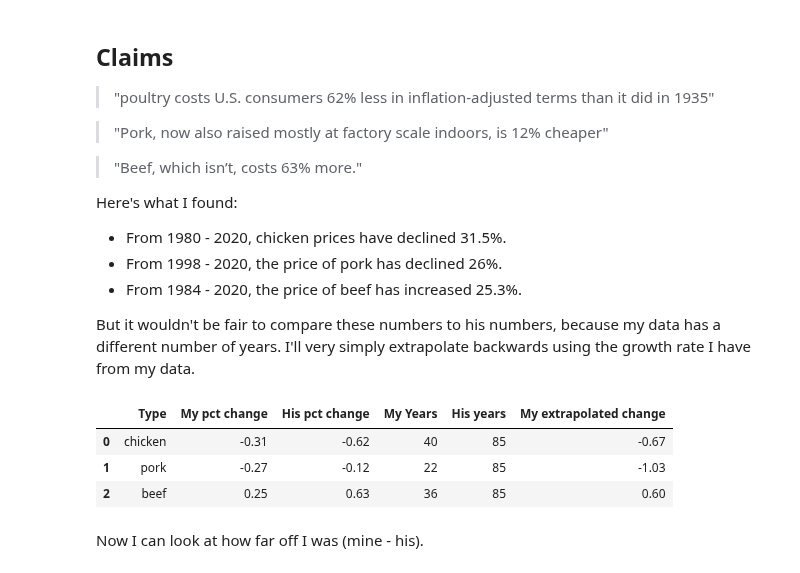
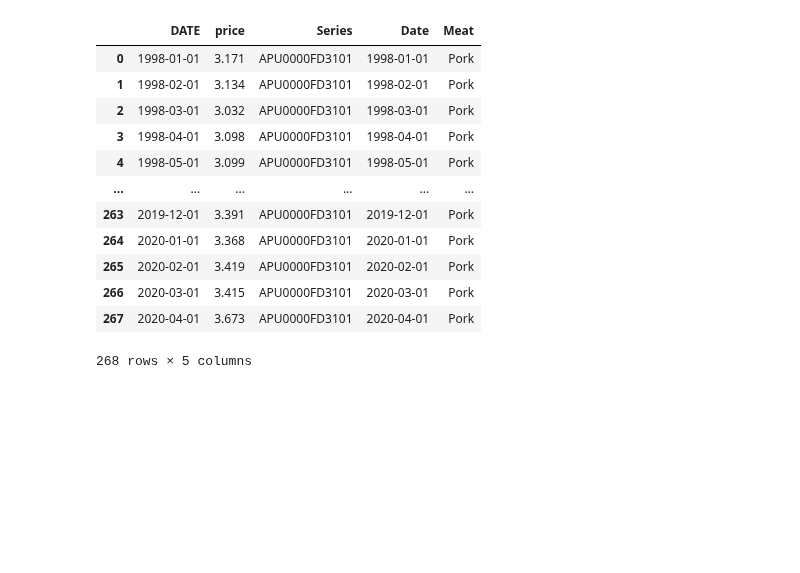
Before and after one commit to ayoskovich/chickens_trust, a Jupyter notebook: price_check.ipynb, the cells around one changed output. Cells and saved outputs as stored; diff of their text form; code cells hidden in the pictures; blank space fills up the shorter version.

```diff
--- a/price_check.ipynb
+++ b/price_check.ipynb
@@ -87,54 +49,16 @@ sns.lineplot(x='Date', y='Value', hue='Series ID', data=stacked);
-# %% [markdown]
-## Claims
-
-> "poultry costs U.S. consumers 62% less in inflation-adjusted terms than it did in 1935"
-
-> "Pork, now also raised mostly at factory scale indoors, is 12% cheaper"
-
-> "Beef, which isn’t, costs 63% more."
-
-Here's what I found:
-
-- From 1980 - 2020, chicken prices have declined 31.5%.
-- From 1998 - 2020, the price of pork has declined 26%.
-- From 1984 - 2020, the price of beef has increased 25.3%.
-
-But it wouldn't be fair to compare these numbers to his numbers, because my data has a different number of years. I'll very simply extrapolate backwards using the growth rate I have from my data.
-# %%
-TYPES = ['chicken', 'pork', 'beef']
-
-diff = pd.DataFrame({
-    'type':TYPES,
-
-    # My pct differences
-    'm_change':[get_diff(df, x, True) for x in TYPES],
-    # Fox's changes
-    'h_change' :[-.62, -.12, .63],
-
-    # Add my years
-    'm_year':[2020 - 1980, 2020 - 1998, 2020 - 1984],
-    # Fox's year range
-    'h_year': np.repeat(2020 - 1935, 3)
-})
-
-diff = (diff
-    # Extrapolation here
-    .assign(m_adjusted = lambda x: (x['m_change'] / x['m_year'])*x['h_year'])
-    .assign(error = lambda x: x['m_adjusted'] - x['h_change'])
-    .rename(columns={
-        'type':'Type',
-        'm_change':'My pct change',
-        'm_year':'My Years',
-        'h_change':'His pct change',
-        'h_year':'His years',
-        'm_adjusted':'My extrapolated change',
-    })
-)
-HTML(diff.drop(labels=['error'], axis=1).round(2).to_html().replace('border="1"','border="0"'))
-# %% [output]
-|  | Type | My pct change | His pct change | My Years | His years | My extrapolated change |
-| 0 | chicken | -0.31 | -0.62 | 40 | 85 | -0.67 |
-| 1 | pork | -0.27 | -0.12 | 22 | 85 | -1.03 |
-| 2 | beef | 0.25 | 0.63 | 36 | 85 | 0.60 |
-# %% [markdown]
-Now I can look at how far off I was (mine - his).
+# %%
+yuh.query('Meat == "Pork"').dropna(subset=['price']).sort_values(by=['DATE'])
+# %% [output]
+|  | DATE | price | Series | Date | Meat |
+| 0 | 1998-01-01 | 3.171 | APU0000FD3101 | 1998-01-01 | Pork |
+| 1 | 1998-02-01 | 3.134 | APU0000FD3101 | 1998-02-01 | Pork |
+| 2 | 1998-03-01 | 3.032 | APU0000FD3101 | 1998-03-01 | Pork |
+| 3 | 1998-04-01 | 3.098 | APU0000FD3101 | 1998-04-01 | Pork |
+| 4 | 1998-05-01 | 3.099 | APU0000FD3101 | 1998-05-01 | Pork |
+| ... | ... | ... | ... | ... | ... |
+| 263 | 2019-12-01 | 3.391 | APU0000FD3101 | 2019-12-01 | Pork |
+| 264 | 2020-01-01 | 3.368 | APU0000FD3101 | 2020-01-01 | Pork |
+| 265 | 2020-02-01 | 3.419 | APU0000FD3101 | 2020-02-01 | Pork |
+| 266 | 2020-03-01 | 3.415 | APU0000FD3101 | 2020-03-01 | Pork |
+| 267 | 2020-04-01 | 3.673 | APU0000FD3101 | 2020-04-01 | Pork |
+268 rows × 5 columns
```
Also changed, not shown: parts of 8 cells of this notebook, 6 other files.
